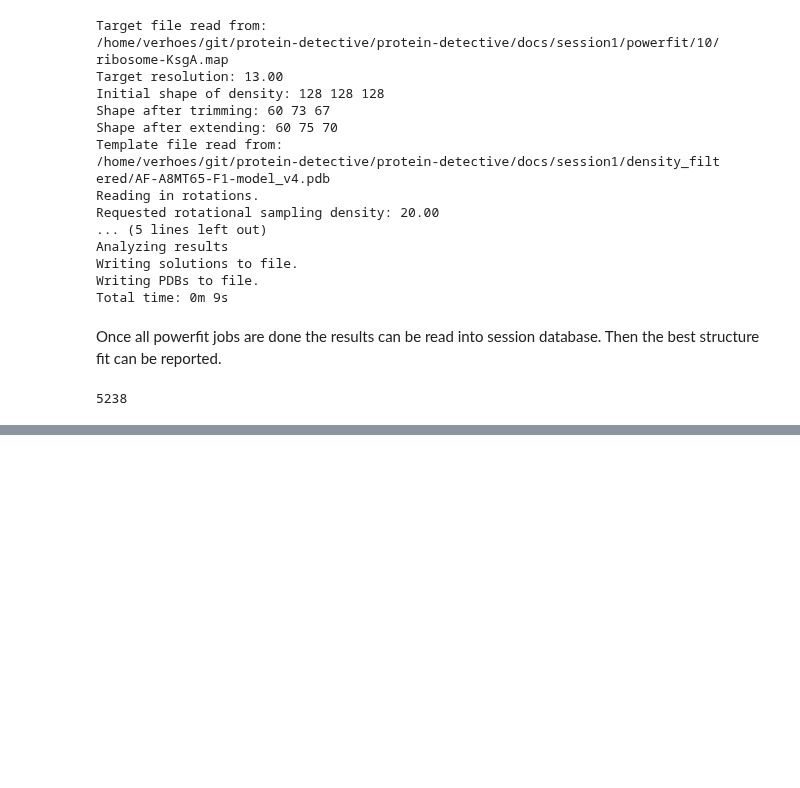
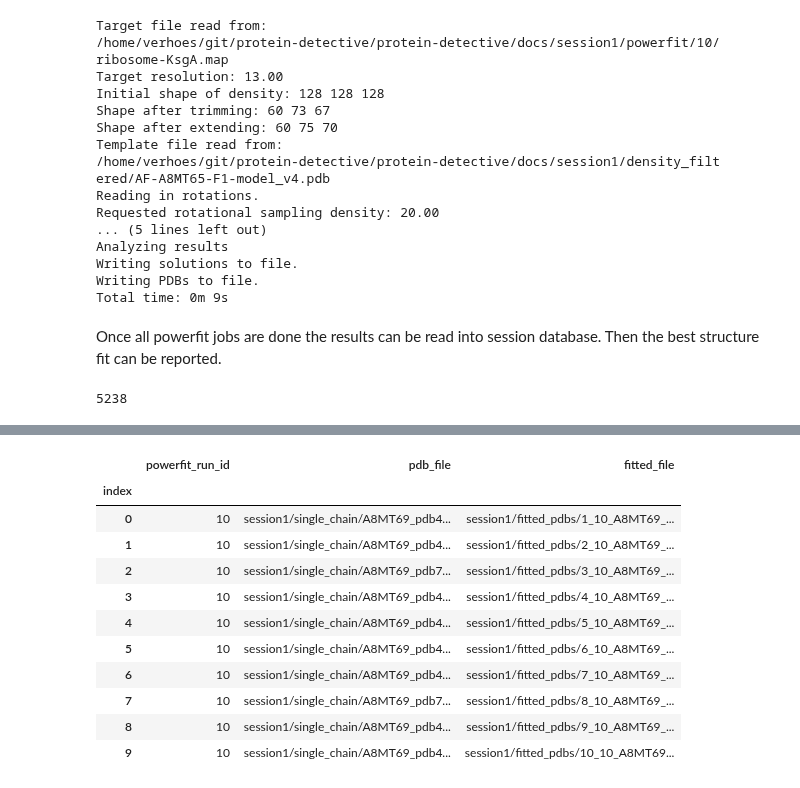
Before and after one commit to haddocking/protein-detective, a Jupyter notebook: docs/workflow.ipynb, the cells around one changed output, grey strips where cells are left out. Cells and saved outputs as stored; diff of their text form; code cells hidden in the pictures; blank space fills up the shorter version.

```diff
--- a/docs/workflow.ipynb
+++ b/docs/workflow.ipynb
@@ -215,0 +216,16 @@ pprint(solutions[0:5])
+# %%
+fit_dir = session_dir / "fitted_pdbs"
+fit_pdbs(solutions[:10], fit_dir)
+# %% [output]
+|  | powerfit_run_id | pdb_file | fitted_file |
+| index |  |  |  |
+| 0 | 10 | session1/single_chain/A8MT69_pdb4... | session1/fitted_pdbs/1_10_A8MT69_... |
+| 1 | 10 | session1/single_chain/A8MT69_pdb4... | session1/fitted_pdbs/2_10_A8MT69_... |
+| 2 | 10 | session1/single_chain/A8MT69_pdb7... | session1/fitted_pdbs/3_10_A8MT69_... |
+| 3 | 10 | session1/single_chain/A8MT69_pdb4... | session1/fitted_pdbs/4_10_A8MT69_... |
+| 4 | 10 | session1/single_chain/A8MT69_pdb4... | session1/fitted_pdbs/5_10_A8MT69_... |
+| 5 | 10 | session1/single_chain/A8MT69_pdb4... | session1/fitted_pdbs/6_10_A8MT69_... |
+| 6 | 10 | session1/single_chain/A8MT69_pdb4... | session1/fitted_pdbs/7_10_A8MT69_... |
+| 7 | 10 | session1/single_chain/A8MT69_pdb7... | session1/fitted_pdbs/8_10_A8MT69_... |
+| 8 | 10 | session1/single_chain/A8MT69_pdb4... | session1/fitted_pdbs/9_10_A8MT69_... |
+| 9 | 10 | session1/single_chain/A8MT69_pdb4... | session1/fitted_pdbs/10_10_A8MT69... |
```
Also changed, not shown: parts of 3 cells of this notebook, 9 other files.
